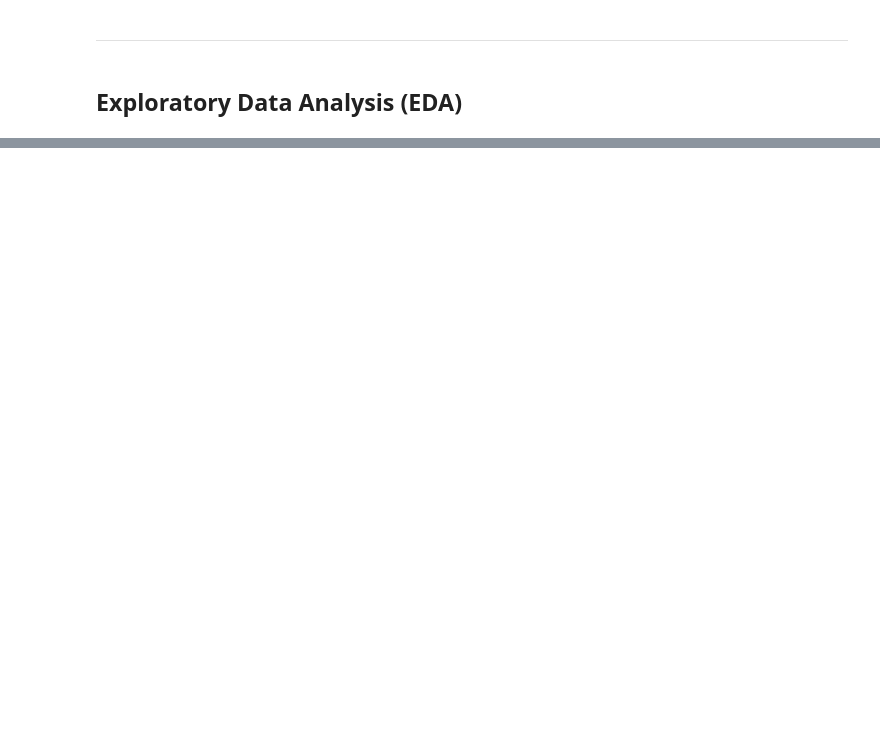
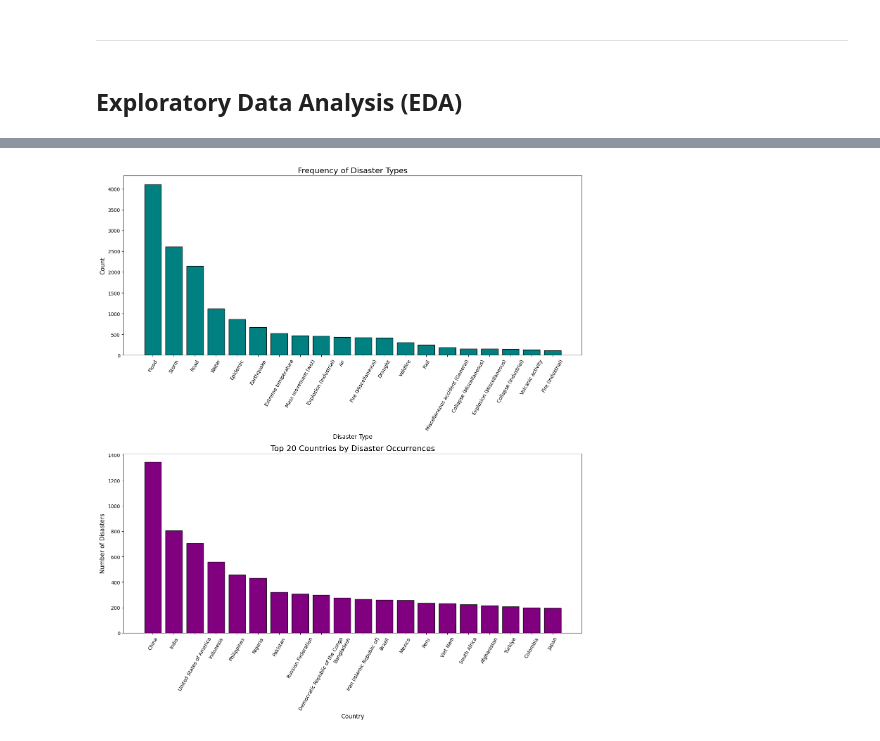
Before and after one commit to MichaelSexton3389/TeamDisasterML, a Jupyter notebook: data_viz_2020_2024.ipynb, the cells around one changed output, grey strips where cells are left out. Drawn from its saved outputs; the diff is of its cells as text; code cells hidden in the pictures; blank space fills up the shorter version.

```diff
--- a/data_viz_2020_2024.ipynb
+++ b/data_viz_2020_2024.ipynb
@@ -650,0 +201,29 @@ for region in regions:
+# %%
+# Plots: Frequency of Each Disaster Type Over Time &  Disaster Occurrences by Country
+
+# Get the top countries and the disaster count by type
+disaster_counts = data['Disaster Type'].value_counts().head(20)
+disaster_countries = data['Country'].value_counts().head(20)
+
+# Create subplots
+fig, axes = plt.subplots(2, 1, figsize=(14, 16))
+
+# Plot 1: Frequency of Each Disaster Type
+axes[0].bar(disaster_counts.index, disaster_counts.values, color='teal', edgecolor='black')
+axes[0].set_title('Frequency of Disaster Types', fontsize=16)
+axes[0].set_xlabel('Disaster Type', fontsize=12)
+axes[0].set_ylabel('Count', fontsize=12)
+axes[0].tick_params(axis='x', rotation=60, labelsize=10)
+
+# Plot 2: Disaster Occurrences by Country
+axes[1].bar(disaster_countries.index, disaster_countries.values, color='purple', edgecolor='black')
+axes[1].set_title('Top 20 Countries by Disaster Occurrences', fontsize=16)
+axes[1].set_xlabel('Country', fontsize=12)
+axes[1].set_ylabel('Number of Disasters', fontsize=12)
+axes[1].tick_params(axis='x', rotation=60, labelsize=10)
+
+# Show plots
+plt.tight_layout()
+plt.show()
+# %% [output]
+[figure, added]
```
Also changed, not shown: parts of 41 cells of this notebook, 2 other files.
